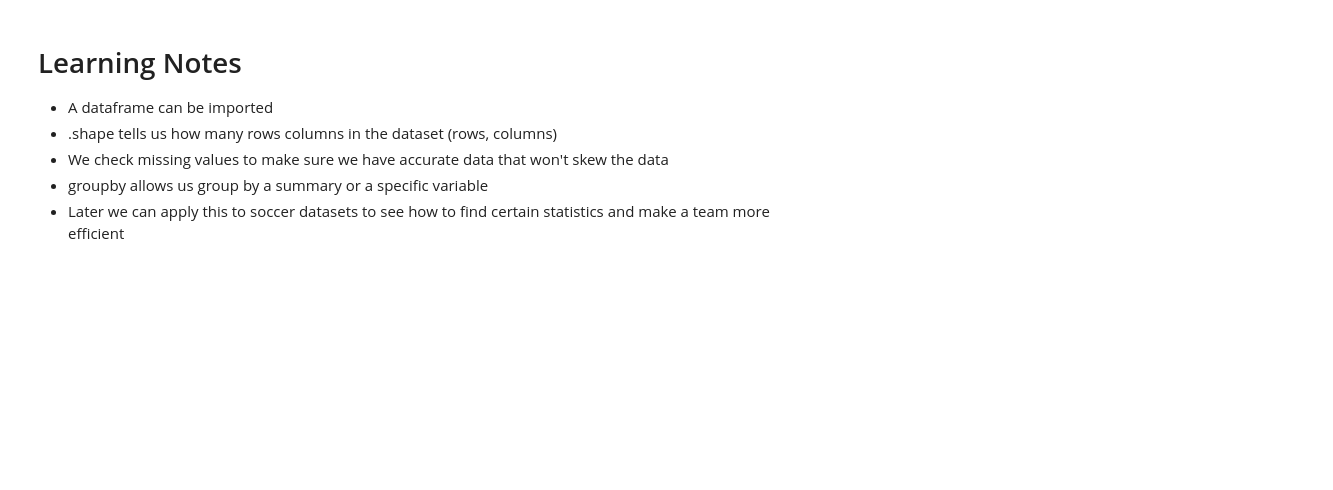
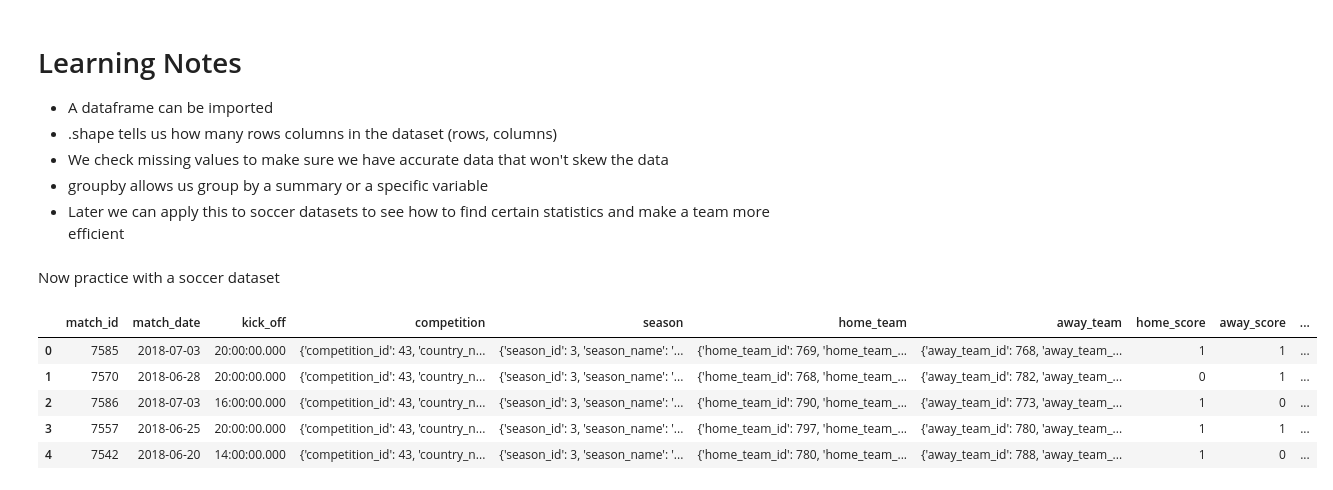
Before and after one commit to amora1es/football-analytics-portfolio, a Jupyter notebook: 01_pandas_basics.ipynb, the cells around one changed output. Saved outputs shown, nothing was run; the diff lists cells and outputs as text; code cells hidden in the pictures; blank space fills up the shorter version.

Commit message:
added in a soccer dataset

```diff
--- a/01_pandas_basics.ipynb
+++ b/01_pandas_basics.ipynb
@@ -104,3 +104,18 @@ plt.show()
 *   We check missing values to make sure we have accurate data that won't skew the data
 *   groupby allows us group by a summary or a specific variable
 *   Later we can apply this to soccer datasets to see how to find certain statistics and make a team more efficient
+# %% [markdown]
+Now practice with a soccer dataset
+# %%
+matches_url = "https://raw.githubusercontent.com/statsbomb/open-data/master/data/matches/43/3.json"
+
+matches = pd.read_json(matches_url)
+
+matches.head()
+# %% [output]
+|  | match_id | match_date | kick_off | competition | season | home_team | away_team | home_score | away_score | ... |
+| 0 | 7585 | 2018-07-03 | 20:00:00.000 | {'competition_id': 43, 'country_n... | {'season_id': 3, 'season_name': '... | {'home_team_id': 769, 'home_team_... | {'away_team_id': 768, 'away_team_... | 1 | 1 | ... |
+| 1 | 7570 | 2018-06-28 | 20:00:00.000 | {'competition_id': 43, 'country_n... | {'season_id': 3, 'season_name': '... | {'home_team_id': 768, 'home_team_... | {'away_team_id': 782, 'away_team_... | 0 | 1 | ... |
+| 2 | 7586 | 2018-07-03 | 16:00:00.000 | {'competition_id': 43, 'country_n... | {'season_id': 3, 'season_name': '... | {'home_team_id': 790, 'home_team_... | {'away_team_id': 773, 'away_team_... | 1 | 0 | ... |
+| 3 | 7557 | 2018-06-25 | 20:00:00.000 | {'competition_id': 43, 'country_n... | {'season_id': 3, 'season_name': '... | {'home_team_id': 797, 'home_team_... | {'away_team_id': 780, 'away_team_... | 1 | 1 | ... |
+| 4 | 7542 | 2018-06-20 | 14:00:00.000 | {'competition_id': 43, 'country_n... | {'season_id': 3, 'season_name': '... | {'home_team_id': 780, 'home_team_... | {'away_team_id': 788, 'away_team_... | 1 | 0 | ... |
```
Also changed, not shown: parts of 6 cells of this notebook.
